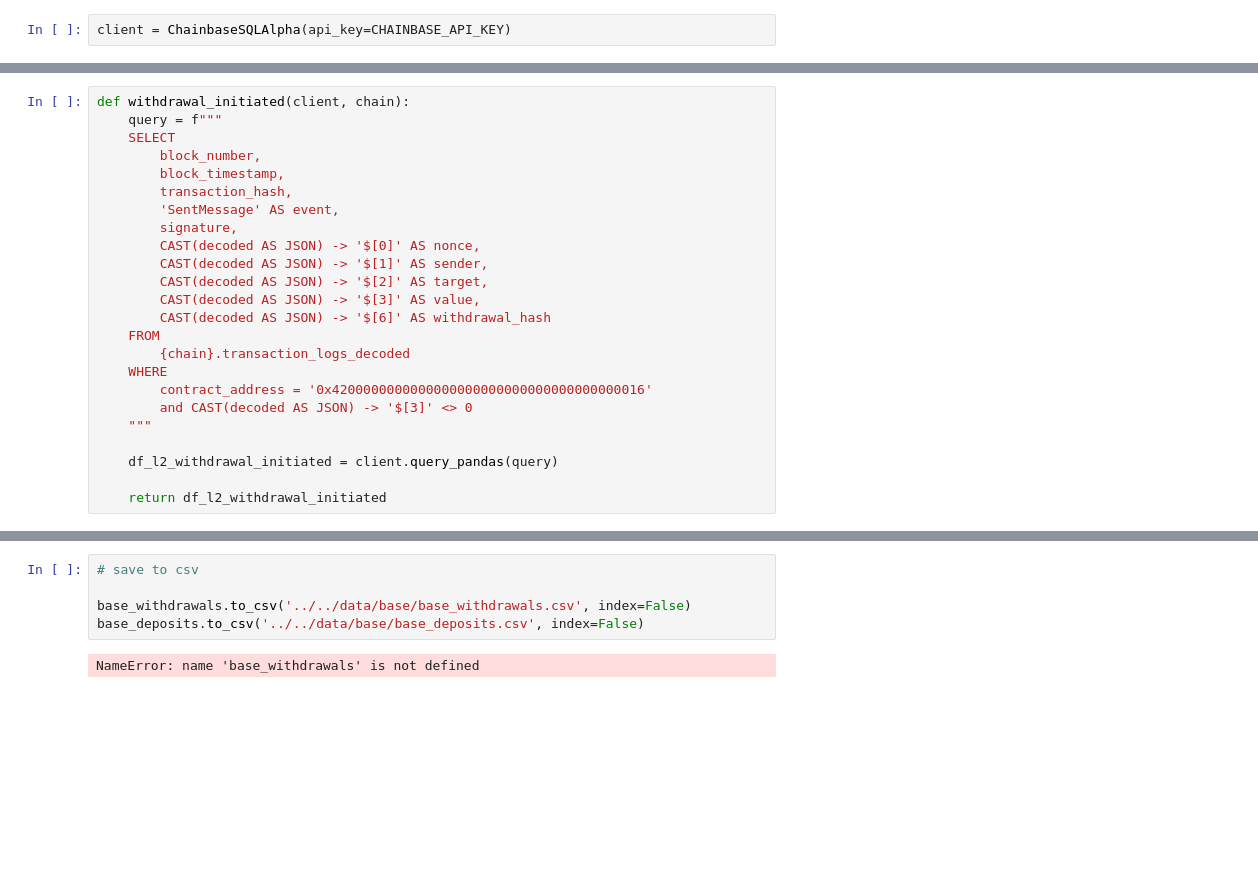
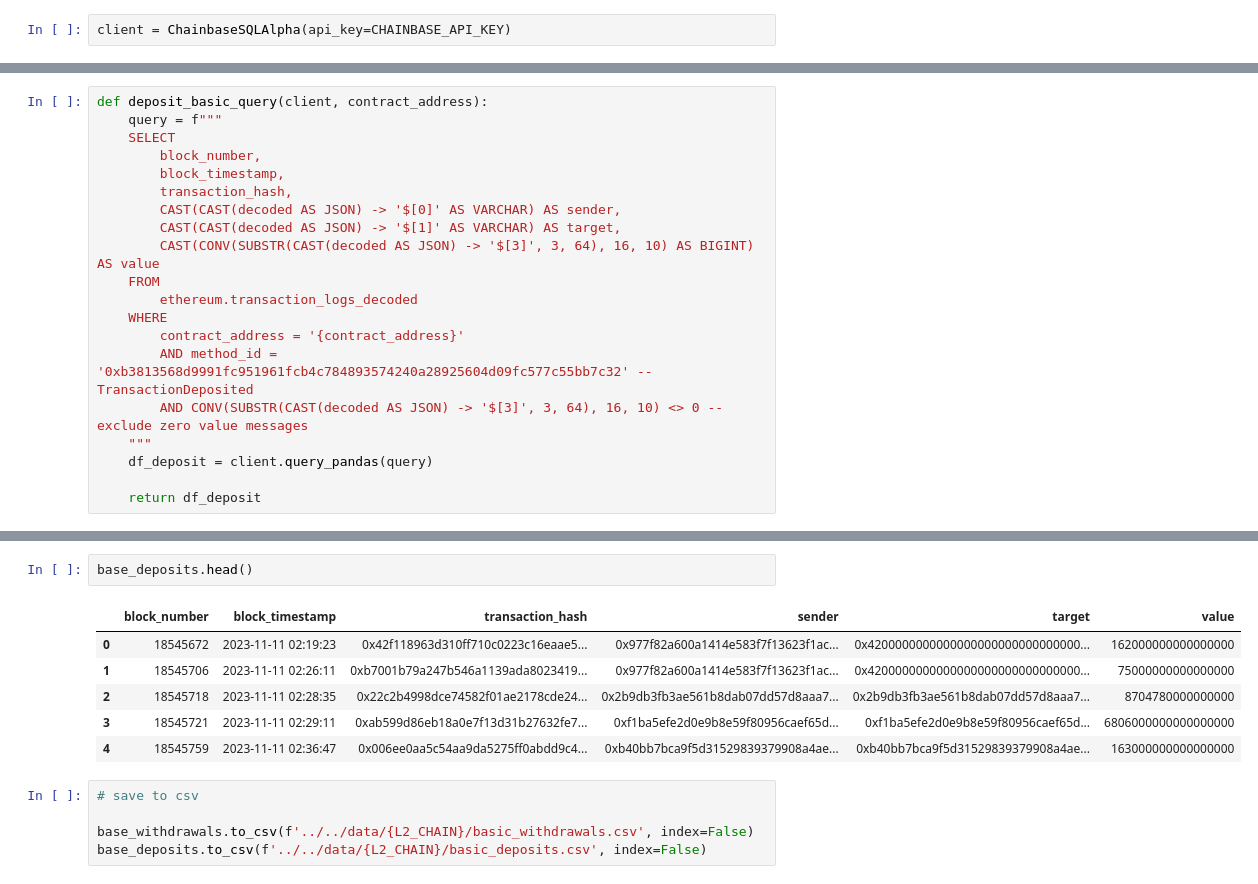
Before and after one commit to germanier/ovm-bridges, a Jupyter notebook: jupyter/notebooks/chainbase.ipynb, the cells around one changed output, grey strips where cells are left out. Saved outputs shown, nothing was run; the diff lists cells and outputs as text; blank space fills up the shorter version.

Commit message:
feat: moved data pipelines to sql

```diff
--- a/jupyter/notebooks/chainbase.ipynb
+++ b/jupyter/notebooks/chainbase.ipynb
@@ -8,24 +84,20 @@ client = ChainbaseSQLAlpha(api_key=CHAINBASE_API_KEY)
 # %%
-def withdrawal_initiated(client, chain):
+def deposit_basic_query(client, contract_address):
     query = f"""
     SELECT
         block_number,
         block_timestamp,
         transaction_hash,
-        'SentMessage' AS event,
-        signature,
-        CAST(decoded AS JSON) -> '$[0]' AS nonce,
-        CAST(decoded AS JSON) -> '$[1]' AS sender,
-        CAST(decoded AS JSON) -> '$[2]' AS target,
-        CAST(decoded AS JSON) -> '$[3]' AS value,
-        CAST(decoded AS JSON) -> '$[6]' AS withdrawal_hash
+        CAST(CAST(decoded AS JSON) -> '$[0]' AS VARCHAR) AS sender,
+        CAST(CAST(decoded AS JSON) -> '$[1]' AS VARCHAR) AS target,
+        CAST(CONV(SUBSTR(CAST(decoded AS JSON) -> '$[3]', 3, 64), 16, 10) AS BIGINT) AS value
     FROM
-        {chain}.transaction_logs_decoded
+        ethereum.transaction_logs_decoded
     WHERE
-        contract_address = '0x4200000000000000000000000000000000000016'
-        and CAST(decoded AS JSON) -> '$[3]' <> 0
+        contract_address = '{contract_address}'
+        AND method_id = '0xb3813568d9991fc951961fcb4c784893574240a28925604d09fc577c55bb7c32' -- TransactionDeposited
+        AND CONV(SUBSTR(CAST(decoded AS JSON) -> '$[3]', 3, 64), 16, 10) <> 0 -- exclude zero value messages
     """
+    df_deposit = client.query_pandas(query)
 
-    df_l2_withdrawal_initiated = client.query_pandas(query)
-
-    return df_l2_withdrawal_initiated
+    return df_deposit
@@ -131,7 +125,14 @@ NOT EXISTS:  CHAR
+# %%
+base_deposits.head()
+# %% [output]
+|  | block_number | block_timestamp | transaction_hash | sender | target | value |
+| 0 | 18545672 | 2023-11-11 02:19:23 | 0x42f118963d310ff710c0223c16eaae5... | 0x977f82a600a1414e583f7f13623f1ac... | 0x4200000000000000000000000000000... | 162000000000000000 |
+| 1 | 18545706 | 2023-11-11 02:26:11 | 0xb7001b79a247b546a1139ada8023419... | 0x977f82a600a1414e583f7f13623f1ac... | 0x4200000000000000000000000000000... | 75000000000000000 |
+| 2 | 18545718 | 2023-11-11 02:28:35 | 0x22c2b4998dce74582f01ae2178cde24... | 0x2b9db3fb3ae561b8dab07dd57d8aaa7... | 0x2b9db3fb3ae561b8dab07dd57d8aaa7... | 8704780000000000 |
+| 3 | 18545721 | 2023-11-11 02:29:11 | 0xab599d86eb18a0e7f13d31b27632fe7... | 0xf1ba5efe2d0e9b8e59f80956caef65d... | 0xf1ba5efe2d0e9b8e59f80956caef65d... | 6806000000000000000 |
+| 4 | 18545759 | 2023-11-11 02:36:47 | 0x006ee0aa5c54aa9da5275ff0abdd9c4... | 0xb40bb7bca9f5d31529839379908a4ae... | 0xb40bb7bca9f5d31529839379908a4ae... | 163000000000000000 |
 # %%
 # save to csv
 
-base_withdrawals.to_csv('../../data/base/base_withdrawals.csv', index=False)
-base_deposits.to_csv('../../data/base/base_deposits.csv', index=False)
+base_withdrawals.to_csv(f'../../data/{L2_CHAIN}/basic_withdrawals.csv', index=False)
+base_deposits.to_csv(f'../../data/{L2_CHAIN}/basic_deposits.csv', index=False)
-# %% [output]
-NameError: name 'base_withdrawals' is not defined
```
Also changed, not shown: parts of 23 cells of this notebook, 8 other files.
